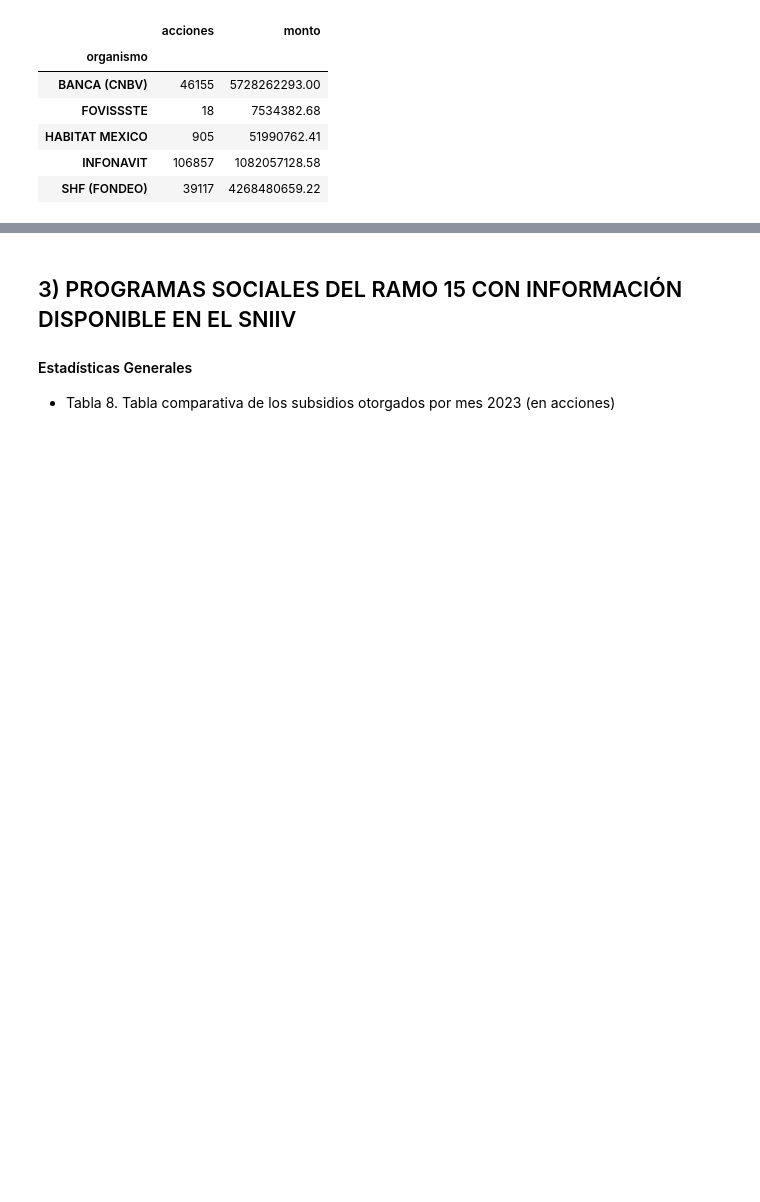
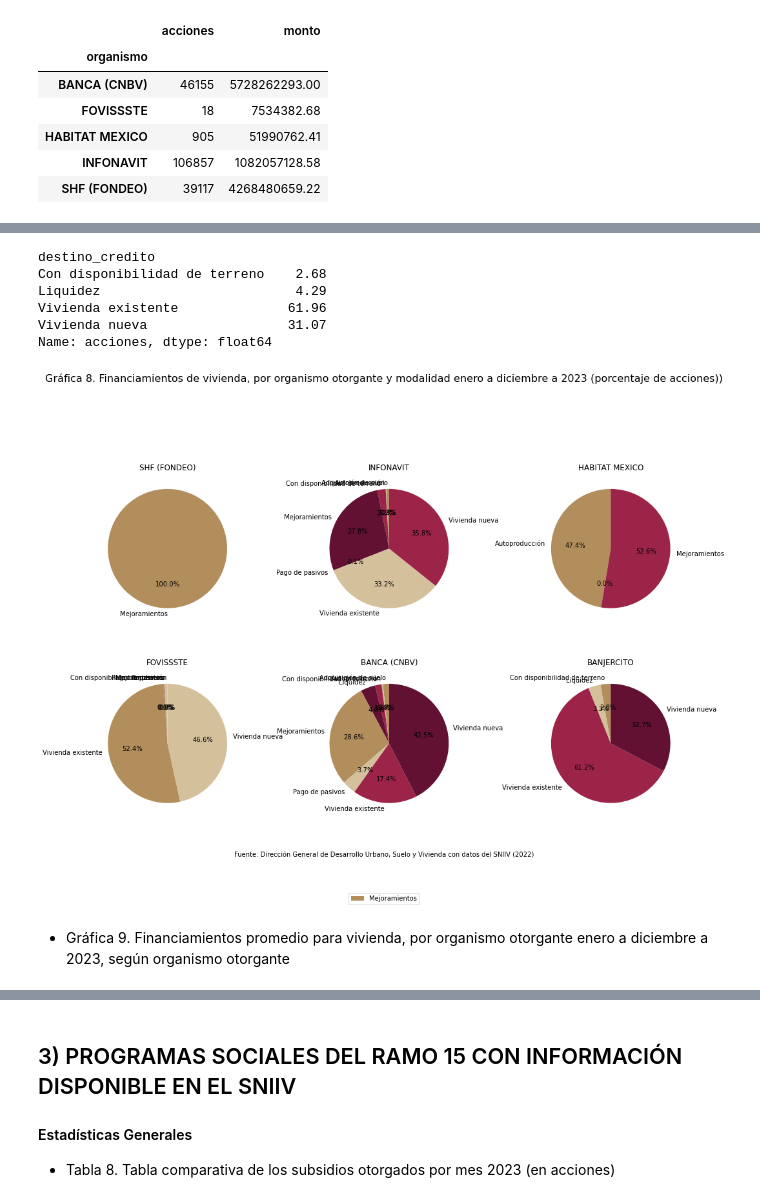
Before and after one commit to coordanalisis-sedatu/Indica_anual, a Jupyter notebook: indica_anual_2023.ipynb, the cells around one changed output, grey strips where cells are left out. Cells and saved outputs as stored; diff of their text form; code cells hidden in the pictures; blank space fills up the shorter version.

```diff
--- a/indica_anual_2023.ipynb
+++ b/indica_anual_2023.ipynb
@@ -641,12 +611,0 @@ NameError: name 'autoprod_total_por_organismo' is not defined
-# %%
-# Crear DataFrame
-df = pd.DataFrame(r.json())
-
-# Definir las variables de destino_credito que se agruparán como 'Otros programas'
-otros_programas = ['Con disponibilidad de terreno', 'Ampliación', 'Pago de pasivos', 'Autoproducción',
-                   'Adquisición de suelo', 'En arrendamiento', 'Reconstrucción', 'No especificado',
-                   'Regularización de asentamientos', 'Insumos para vivienda', 'Liquidez']
-
-# Agrupar las variables de destino_credito según la clasificación especificada
-df['destino_credito'] = df['destino_credito'].apply(lambda x: 'Otros programas' if x in otros_programas else x)
-print("Destino de crédito: ",df["destino_credito"].unique())
@@ -720,7 +779,7 @@ porcentaje_destino_credito
 banjercito = df[df["organismo"].isin(["BANJERCITO"])]
 
 # Filtrar el período de enero de 2023 a noviembre de 2023
-banjercito = banjercito[(banjercito["año"] == 2023) & (banjercito["mes"].isin(["enero", "febrero", "marzo", "abril", "mayo", "junio", "julio", "agosto", "septiembre", "octubre", "noviembre"]))]
+banjercito = banjercito[(banjercito["año"] == 2023) & (banjercito["mes"].isin(["enero", "febrero", "marzo", "abril", "mayo", "junio", "julio", "agosto", "septiembre", "octubre", "noviembre", "diciembre"]))]
 
 # Calcular el total de acciones
 total_acciones = banjercito["acciones"].sum()
@@ -728,6 +787,13 @@ total_acciones = banjercito["acciones"].sum()
 # Calcular el porcentaje de destino_credito según el número de acciones
 porcentaje_destino_credito = banjercito.groupby("destino_credito")["acciones"].sum() / total_acciones * 100
 porcentaje_destino_credito
+# %% [output]
+destino_credito
+Con disponibilidad de terreno    2.68
+Liquidez                         4.29
+Vivienda existente              61.96
+Vivienda nueva                  31.07
+Name: acciones, dtype: float64
 # %%
 # Colores personalizados
 colores = ['#b38e5d', '#d4c19c', '#9d2449', '#621132']
@@ -740,31 +806,33 @@ for organismo in organismos:
     df_organismo = df[df["organismo"] == organismo]
     df_organismo = df_organismo[(df_organismo["año"] == 2023) & (df_organismo["mes"].isin(["enero", "febrero", "marzo", "abril", "mayo", "junio", "julio", "agosto", "septiembre", "octubre", "noviembre"]))]
     total_acciones = df_organismo["acciones"].sum()
     porcentaje_destino_credito = df_organismo.groupby("destino_credito")["acciones"].sum() / total_acciones * 100
     dataframes[organismo] = porcentaje_destino_credito
 
 # Crear gráficos de pastel en una sola imagen
 fig, axs = plt.subplots(nrows=2, ncols=3, figsize=(15, 10))
-fig.suptitle('Gráfica 9. Financiamiento promedio de vivienda, por organismo otorgante y modalidad enero a noviembre 2023 (porcentaje de acciones)', fontsize=16, y=1.05)
+fig.suptitle('Gráfica 8. Financiamientos de vivienda, por organismo otorgante y modalidad enero a diciembre a 2023 (porcentaje de acciones))', fontsize=16, y=1.05)
 fig.tight_layout(pad=5.0)
 
 legend_labels = None
 
 # Crear gráficos y leyenda para los organimos con sus colores correspondientes
 for idx, (organismo, porcentajes) in enumerate(dataframes.items()):
     ax = axs[idx // 3][idx % 3]
     porcentajes.plot(kind="pie", ax=ax, autopct='%1.1f%%', startangle=90, colors=colores, legend=False)
     ax.set_title(organismo)
     ax.set_ylabel(None)
     ax.set_xlabel(None)
 
     if idx == 0:
         legend_labels = porcentajes.index
 
 # Añadir leyenda para los tipos de modalidades de crédito
 fig.legend(legend_labels, loc='lower center', ncol=len(legend_labels), fontsize=10, bbox_to_anchor=(0.5, -0.1))
 
 # Añadir fuente
 plt.figtext(0.5, 0.01, 'Fuente: Dirección General de Desarrollo Urbano, Suelo y Vivienda con datos del SNIIV (2022)', horizontalalignment='center', fontsize=10)
 
 plt.show()
+# %% [output]
+[figure, added]
@@ -881,0 +839,2 @@ plt.show()
+# %% [markdown]
+- Gráfica 9. Financiamientos promedio para vivienda, por organismo otorgante enero a diciembre a 2023, según organismo otorgante
```
Also changed, not shown: parts of 108 cells of this notebook.
